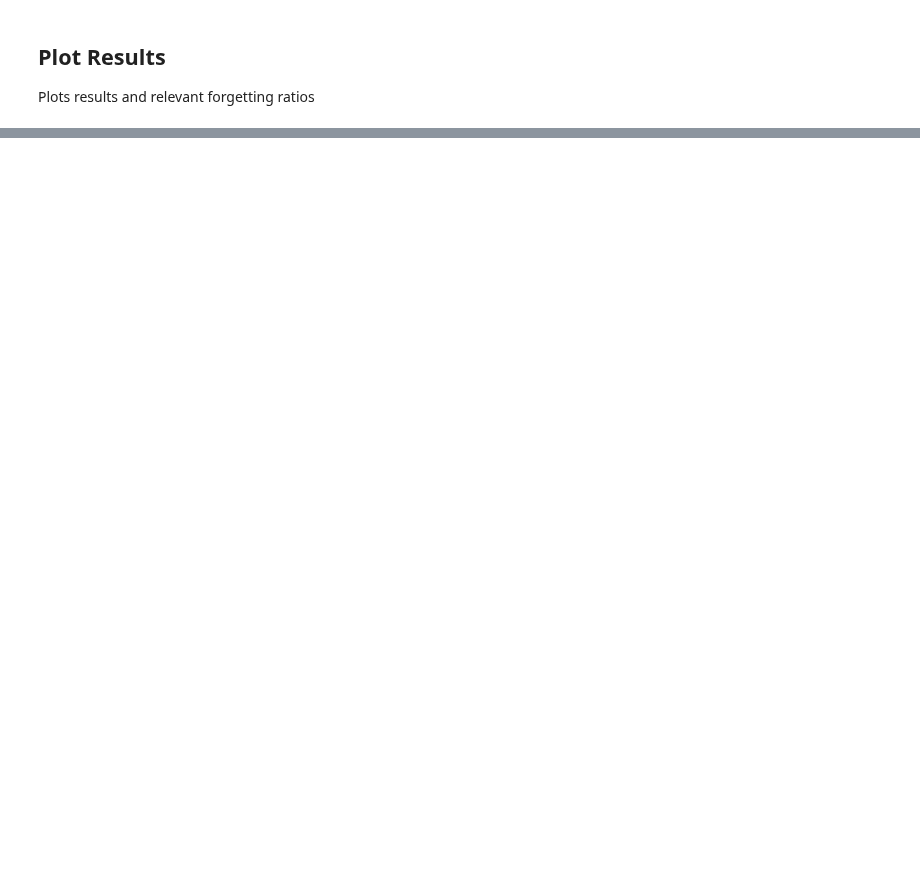
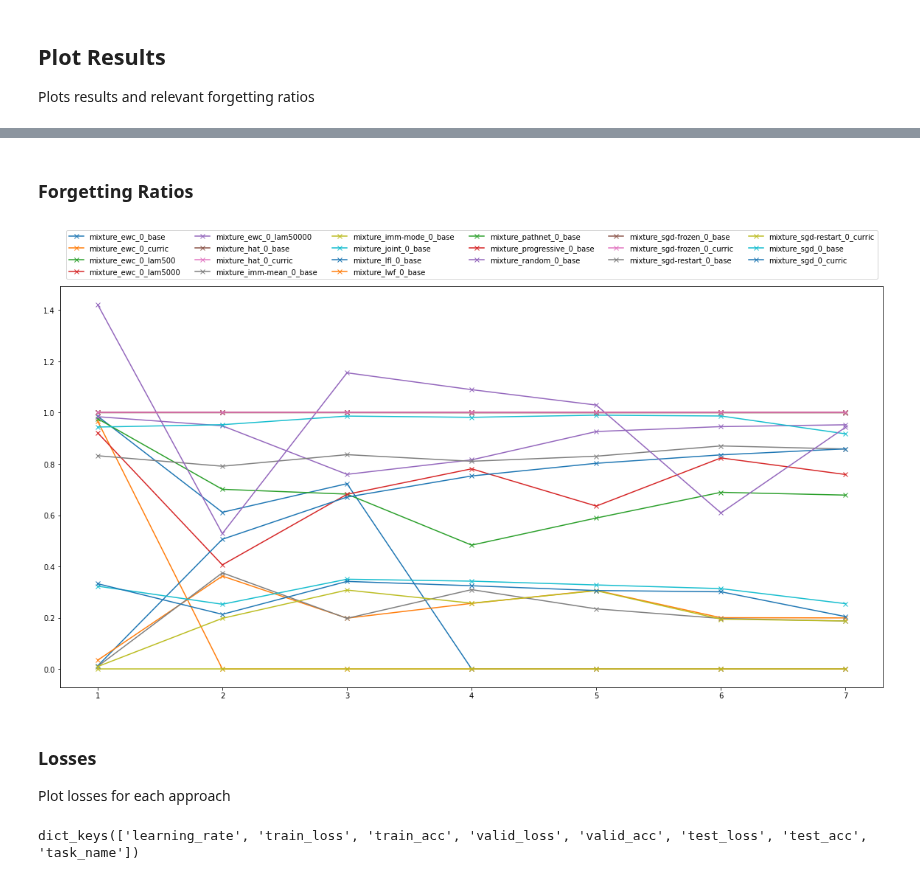
Before and after one commit to felixnext/dwa, a Jupyter notebook: plot_results.ipynb, the cells around one changed output, grey strips where cells are left out. Cells and saved outputs as stored; diff of their text form; code cells hidden in the pictures; blank space fills up the shorter version.

```diff
--- a/plot_results.ipynb
+++ b/plot_results.ipynb
@@ -65,0 +92,33 @@ exp_map = dict(zip(results.keys(), results.keys()))
+# %% [markdown]
+### Forgetting Ratios
+# %%
+# TODO: compute forget ratio for each approach after each task (then combine)
+fr_res = {}
+for exp in exp_map:
+    data = results[exp]
+
+    # compute the forget ratio
+    fr = []
+    for train_id in range(data.shape[0]):
+        task_fr = []
+        for task_id in range(train_id):
+            task_fr.append((data.iloc[train_id, task_id] / data.iloc[task_id, task_id]))
+        fr.append(task_fr)
+    fr_res[exp] = pd.DataFrame(fr).mean(axis=1).fillna(0)
+
+# gemerate resulting plot
+fig, ax = plt.subplots(1, figsize=(20, 10))
+pd.DataFrame(fr_res).iloc[1:, :].plot.line(marker='x', ax=ax)
+ax.legend(loc='upper center', bbox_to_anchor=(0.5, 1.15), ncol=6)
+plt.show()
+# %% [output]
+[figure, added]
+# %% [markdown]
+### Losses
+
+Plot losses for each approach
+# %%
+data = logs['mixture_ewc_0_lam500']
+data.keys()
+# %% [output]
+dict_keys(['learning_rate', 'train_loss', 'train_acc', 'valid_loss', 'valid_acc', 'test_loss', 'test_acc', 'task_name'])
```
Also changed, not shown: parts of 7 cells of this notebook, 14 other files.
